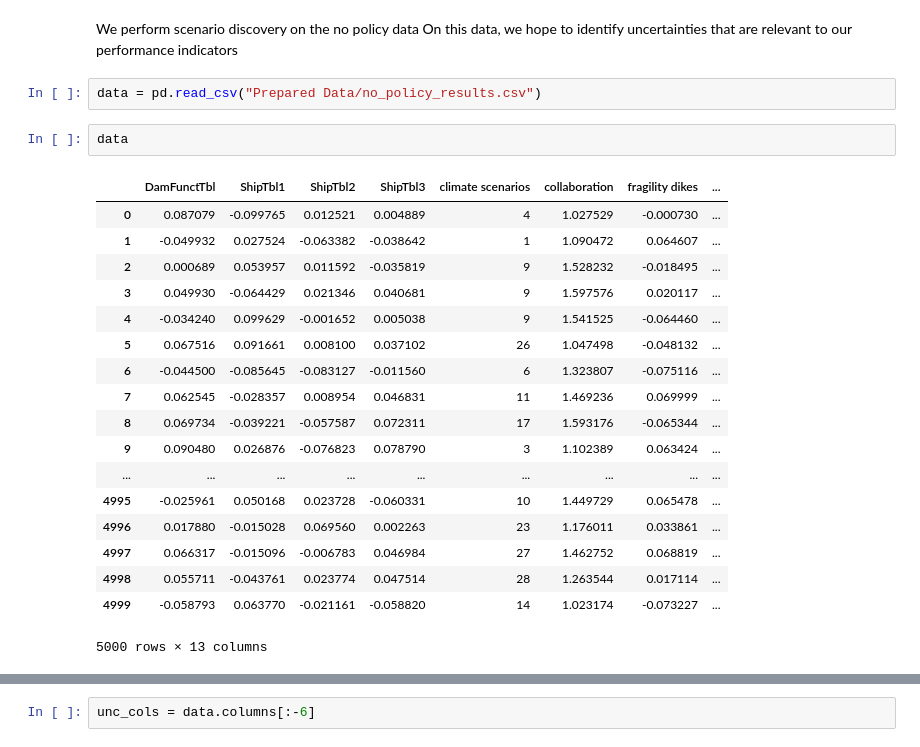
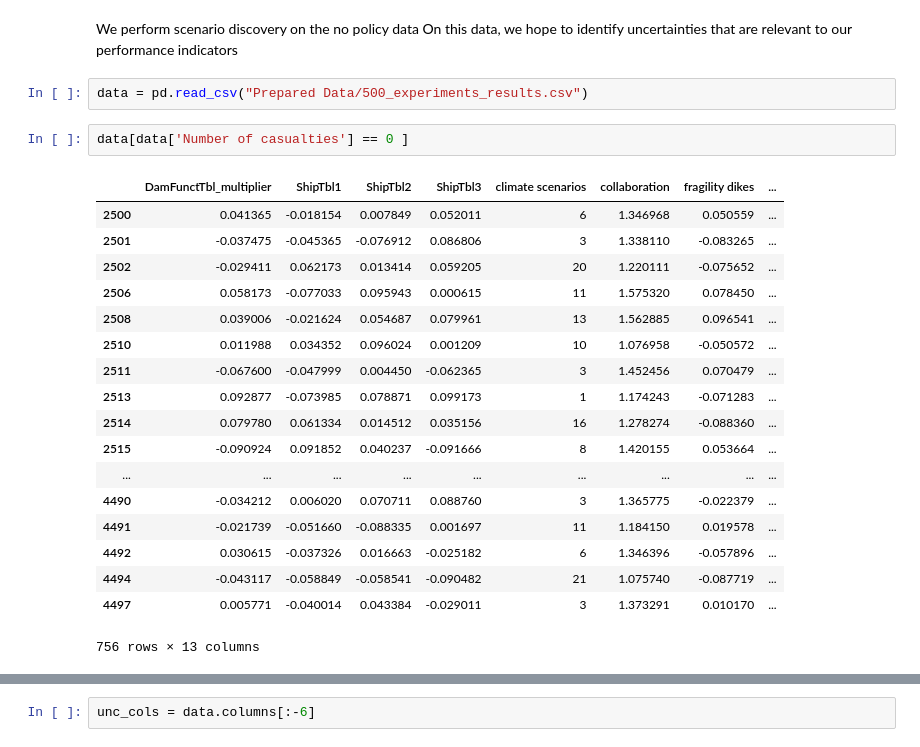
Before and after one commit to TRomijn/MBDM-project, a Jupyter notebook: Poster Assignment/2. Tim - Scenario Discovery v4 - on economic costs.ipynb, the cells around one changed output, grey strips where cells are left out. Cells and saved outputs as stored; diff of their text form.

```diff
--- a/Poster Assignment/2. Tim - Scenario Discovery v4 - on economic costs.ipynb
+++ b/Poster Assignment/2. Tim - Scenario Discovery v4 - on economic costs.ipynb
@@ -7,28 +7,28 @@ import matplotlib.pyplot as plt
 We perform scenario discovery on the no policy data
 On this data, we hope to identify uncertainties that are relevant to our performance indicators
 # %%
-data = pd.read_csv("Prepared Data/no_policy_results.csv")
+data = pd.read_csv("Prepared Data/500_experiments_results.csv")
-# %%
-data
-# %% [output]
-|  | DamFunctTbl | ShipTbl1 | ShipTbl2 | ShipTbl3 | climate scenarios | collaboration | fragility dikes | ... |
-| 0 | 0.087079 | -0.099765 | 0.012521 | 0.004889 | 4 | 1.027529 | -0.000730 | ... |
-| 1 | -0.049932 | 0.027524 | -0.063382 | -0.038642 | 1 | 1.090472 | 0.064607 | ... |
-| 2 | 0.000689 | 0.053957 | 0.011592 | -0.035819 | 9 | 1.528232 | -0.018495 | ... |
-| 3 | 0.049930 | -0.064429 | 0.021346 | 0.040681 | 9 | 1.597576 | 0.020117 | ... |
-| 4 | -0.034240 | 0.099629 | -0.001652 | 0.005038 | 9 | 1.541525 | -0.064460 | ... |
-| 5 | 0.067516 | 0.091661 | 0.008100 | 0.037102 | 26 | 1.047498 | -0.048132 | ... |
-| 6 | -0.044500 | -0.085645 | -0.083127 | -0.011560 | 6 | 1.323807 | -0.075116 | ... |
-| 7 | 0.062545 | -0.028357 | 0.008954 | 0.046831 | 11 | 1.469236 | 0.069999 | ... |
-| 8 | 0.069734 | -0.039221 | -0.057587 | 0.072311 | 17 | 1.593176 | -0.065344 | ... |
-| 9 | 0.090480 | 0.026876 | -0.076823 | 0.078790 | 3 | 1.102389 | 0.063424 | ... |
-| ... | ... | ... | ... | ... | ... | ... | ... | ... |
-| 4995 | -0.025961 | 0.050168 | 0.023728 | -0.060331 | 10 | 1.449729 | 0.065478 | ... |
-| 4996 | 0.017880 | -0.015028 | 0.069560 | 0.002263 | 23 | 1.176011 | 0.033861 | ... |
-| 4997 | 0.066317 | -0.015096 | -0.006783 | 0.046984 | 27 | 1.462752 | 0.068819 | ... |
-| 4998 | 0.055711 | -0.043761 | 0.023774 | 0.047514 | 28 | 1.263544 | 0.017114 | ... |
-| 4999 | -0.058793 | 0.063770 | -0.021161 | -0.058820 | 14 | 1.023174 | -0.073227 | ... |
-5000 rows × 13 columns
+# %%
+data[data['Number of casualties'] == 0 ]
+# %% [output]
+|  | DamFunctTbl_multiplier | ShipTbl1 | ShipTbl2 | ShipTbl3 | climate scenarios | collaboration | fragility dikes | ... |
+| 2500 | 0.041365 | -0.018154 | 0.007849 | 0.052011 | 6 | 1.346968 | 0.050559 | ... |
+| 2501 | -0.037475 | -0.045365 | -0.076912 | 0.086806 | 3 | 1.338110 | -0.083265 | ... |
+| 2502 | -0.029411 | 0.062173 | 0.013414 | 0.059205 | 20 | 1.220111 | -0.075652 | ... |
+| 2506 | 0.058173 | -0.077033 | 0.095943 | 0.000615 | 11 | 1.575320 | 0.078450 | ... |
+| 2508 | 0.039006 | -0.021624 | 0.054687 | 0.079961 | 13 | 1.562885 | 0.096541 | ... |
+| 2510 | 0.011988 | 0.034352 | 0.096024 | 0.001209 | 10 | 1.076958 | -0.050572 | ... |
+| 2511 | -0.067600 | -0.047999 | 0.004450 | -0.062365 | 3 | 1.452456 | 0.070479 | ... |
+| 2513 | 0.092877 | -0.073985 | 0.078871 | 0.099173 | 1 | 1.174243 | -0.071283 | ... |
+| 2514 | 0.079780 | 0.061334 | 0.014512 | 0.035156 | 16 | 1.278274 | -0.088360 | ... |
+| 2515 | -0.090924 | 0.091852 | 0.040237 | -0.091666 | 8 | 1.420155 | 0.053664 | ... |
+| ... | ... | ... | ... | ... | ... | ... | ... | ... |
+| 4490 | -0.034212 | 0.006020 | 0.070711 | 0.088760 | 3 | 1.365775 | -0.022379 | ... |
+| 4491 | -0.021739 | -0.051660 | -0.088335 | 0.001697 | 11 | 1.184150 | 0.019578 | ... |
+| 4492 | 0.030615 | -0.037326 | 0.016663 | -0.025182 | 6 | 1.346396 | -0.057896 | ... |
+| 4494 | -0.043117 | -0.058849 | -0.058541 | -0.090482 | 21 | 1.075740 | -0.087719 | ... |
+| 4497 | 0.005771 | -0.040014 | 0.043384 | -0.029011 | 3 | 1.373291 | 0.010170 | ... |
+756 rows × 13 columns
 # %%
 data.columns
 # %% [output]
```
Also changed, not shown: parts of 8 cells of this notebook, 3 other files.
